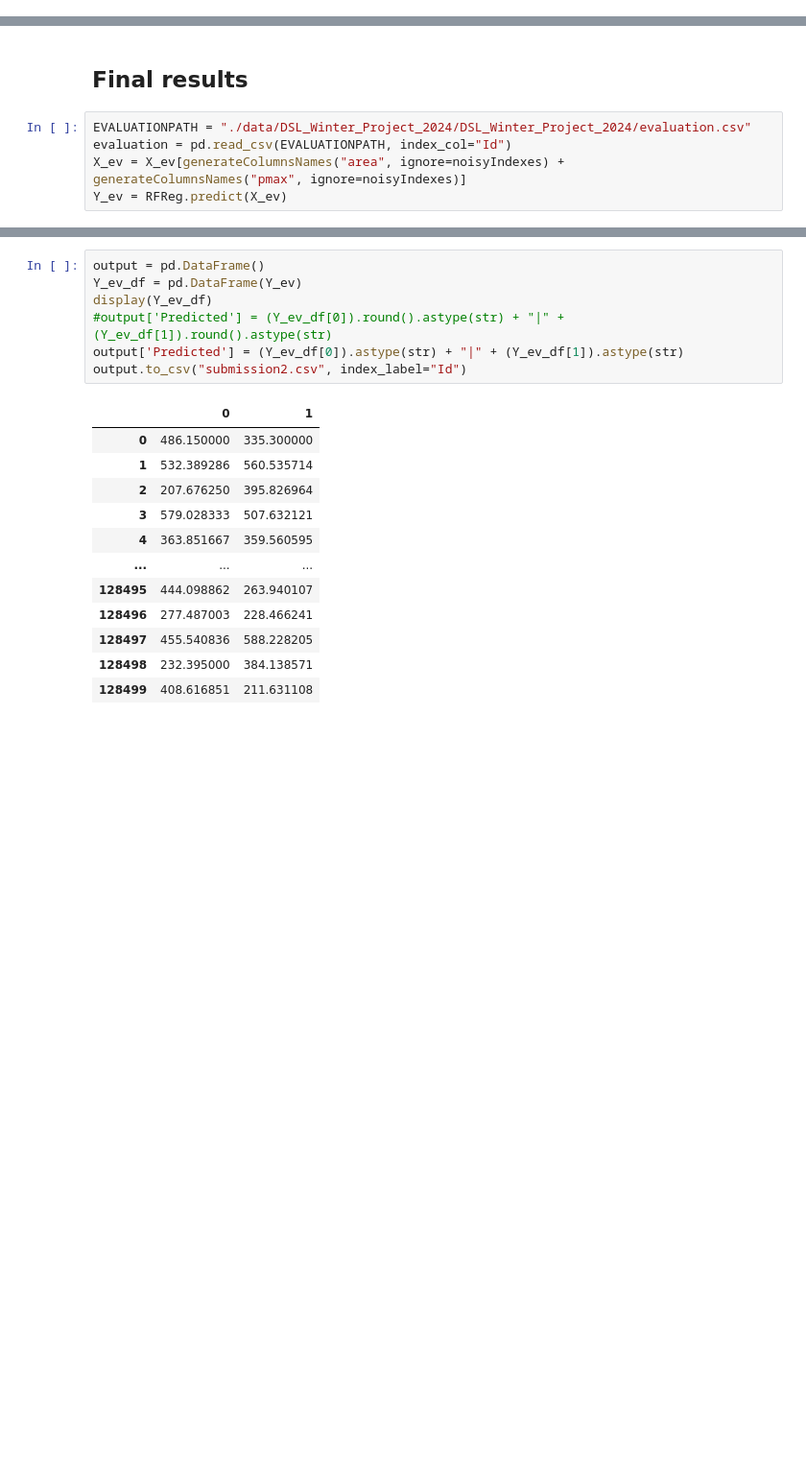
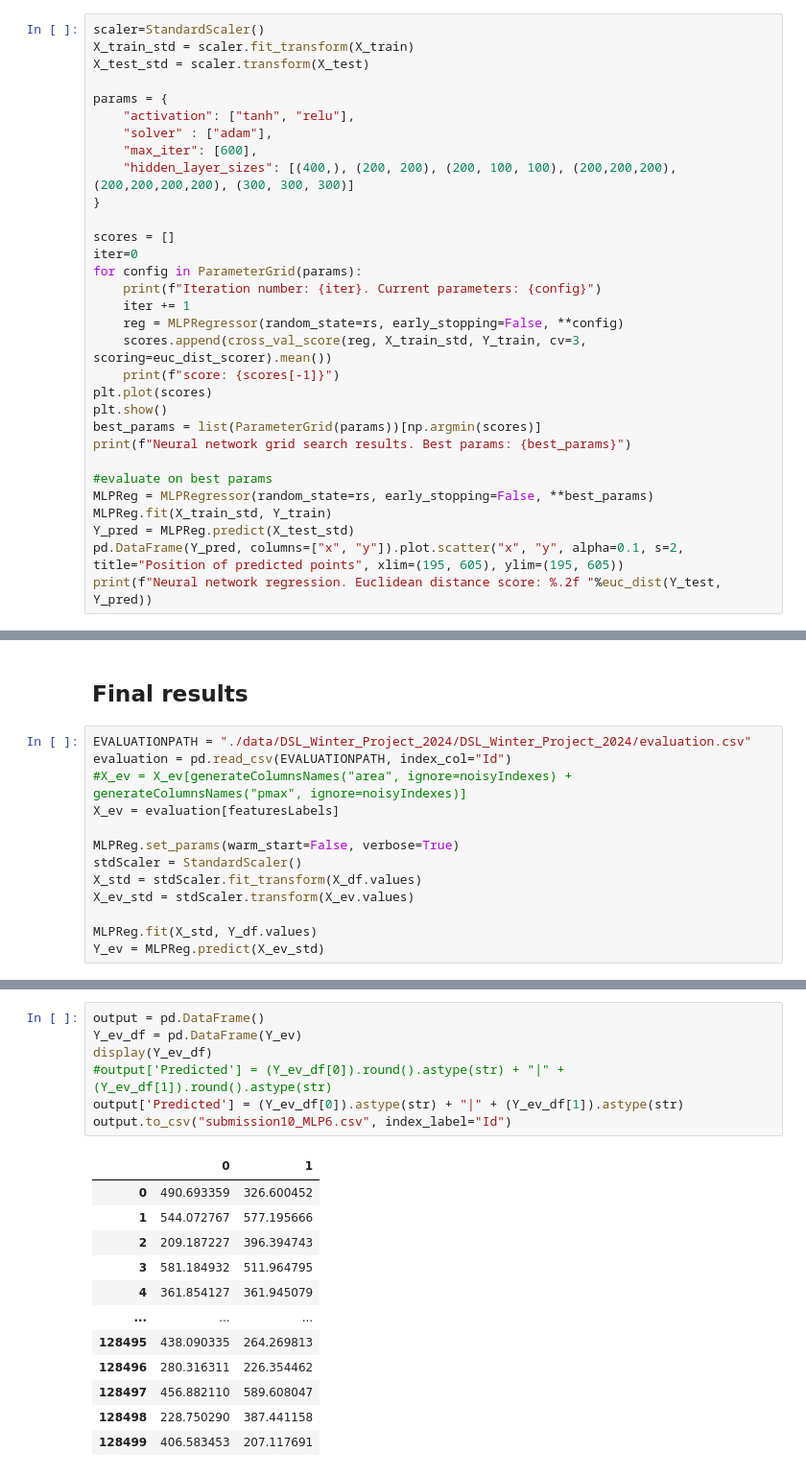
Before and after one commit to marcomag416/dslWinterProject, a Jupyter notebook: dslWinterProject.ipynb, the cells around one changed output, grey strips where cells are left out. Shown at 96% size. Saved outputs shown, nothing was run; the diff lists cells and outputs as text; blank space fills up the shorter version.

```diff
--- a/dslWinterProject.ipynb
+++ b/dslWinterProject.ipynb
@@ -349,0 +546,31 @@ sorted(zip(X_test_red.columns, RFRegr.feature_importances_), key=lambda x: x[1],
+# %%
+scaler=StandardScaler()
+X_train_std = scaler.fit_transform(X_train)
+X_test_std = scaler.transform(X_test)
+
+params = {
+    "activation": ["tanh", "relu"],
+    "solver" : ["adam"],
+    "max_iter": [600],
+    "hidden_layer_sizes": [(400,), (200, 200), (200, 100, 100), (200,200,200), (200,200,200,200), (300, 300, 300)]
+}
+
+scores = []
+iter=0
+for config in ParameterGrid(params):
+    print(f"Iteration number: {iter}. Current parameters: {config}")
+    iter += 1
+    reg = MLPRegressor(random_state=rs, early_stopping=False, **config)
+    scores.append(cross_val_score(reg, X_train_std, Y_train, cv=3, scoring=euc_dist_scorer).mean())
+    print(f"score: {scores[-1]}")
+plt.plot(scores)
+plt.show()
+best_params = list(ParameterGrid(params))[np.argmin(scores)]
+print(f"Neural network grid search results. Best params: {best_params}")
+
+#evaluate on best params
+MLPReg = MLPRegressor(random_state=rs, early_stopping=False, **best_params)
+MLPReg.fit(X_train_std, Y_train)
+Y_pred = MLPReg.predict(X_test_std)
+pd.DataFrame(Y_pred, columns=["x", "y"]).plot.scatter("x", "y", alpha=0.1, s=2, title="Position of predicted points", xlim=(195, 605), ylim=(195, 605))
+print(f"Neural network regression. Euclidean distance score: %.2f "%euc_dist(Y_test, Y_pred))
@@ -379,5 +644,13 @@ print(f"Support vector regression. Euclidean distance score: %.2f "%euc_dist(Y_t
 # %%
 EVALUATIONPATH = "./data/DSL_Winter_Project_2024/DSL_Winter_Project_2024/evaluation.csv"
 evaluation = pd.read_csv(EVALUATIONPATH, index_col="Id")
-X_ev = X_ev[generateColumnsNames("area", ignore=noisyIndexes) + generateColumnsNames("pmax", ignore=noisyIndexes)]
-Y_ev = RFReg.predict(X_ev)
+#X_ev = X_ev[generateColumnsNames("area", ignore=noisyIndexes) + generateColumnsNames("pmax", ignore=noisyIndexes)]
+X_ev = evaluation[featuresLabels]
+
+MLPReg.set_params(warm_start=False, verbose=True)
+stdScaler = StandardScaler()
+X_std = stdScaler.fit_transform(X_df.values)
+X_ev_std = stdScaler.transform(X_ev.values)
+
+MLPReg.fit(X_std, Y_df.values)
+Y_ev = MLPReg.predict(X_ev_std)
@@ -384,21 +680,21 @@ Y_ev = RFReg.predict(X_ev)
 # %%
 output = pd.DataFrame()
 Y_ev_df = pd.DataFrame(Y_ev)
 display(Y_ev_df)
 #output['Predicted'] = (Y_ev_df[0]).round().astype(str) + "|" + (Y_ev_df[1]).round().astype(str)
 output['Predicted'] = (Y_ev_df[0]).astype(str) + "|" + (Y_ev_df[1]).astype(str)
-output.to_csv("submission2.csv", index_label="Id")
+output.to_csv("submission10_MLP6.csv", index_label="Id")
 # %% [output]
 |  | 0 | 1 |
-| 0 | 486.150000 | 335.300000 |
-| 1 | 532.389286 | 560.535714 |
-| 2 | 207.676250 | 395.826964 |
-| 3 | 579.028333 | 507.632121 |
-| 4 | 363.851667 | 359.560595 |
+| 0 | 490.693359 | 326.600452 |
+| 1 | 544.072767 | 577.195666 |
+| 2 | 209.187227 | 396.394743 |
+| 3 | 581.184932 | 511.964795 |
+| 4 | 361.854127 | 361.945079 |
 | ... | ... | ... |
-| 128495 | 444.098862 | 263.940107 |
-| 128496 | 277.487003 | 228.466241 |
-| 128497 | 455.540836 | 588.228205 |
-| 128498 | 232.395000 | 384.138571 |
-| 128499 | 408.616851 | 211.631108 |
+| 128495 | 438.090335 | 264.269813 |
+| 128496 | 280.316311 | 226.354462 |
+| 128497 | 456.882110 | 589.608047 |
+| 128498 | 228.750290 | 387.441158 |
+| 128499 | 406.583453 | 207.117691 |
 128500 rows × 2 columns
```
Also changed, not shown: parts of 25 cells of this notebook, 13 other files.
